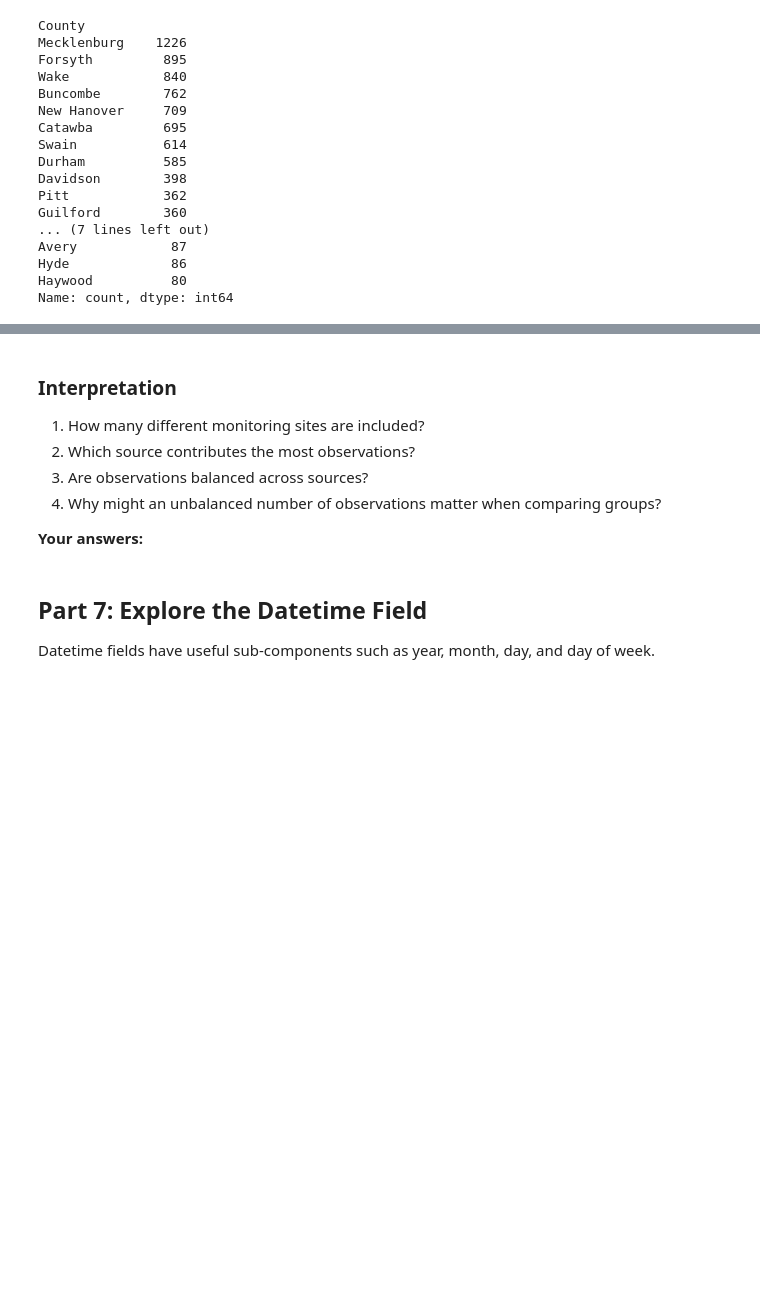
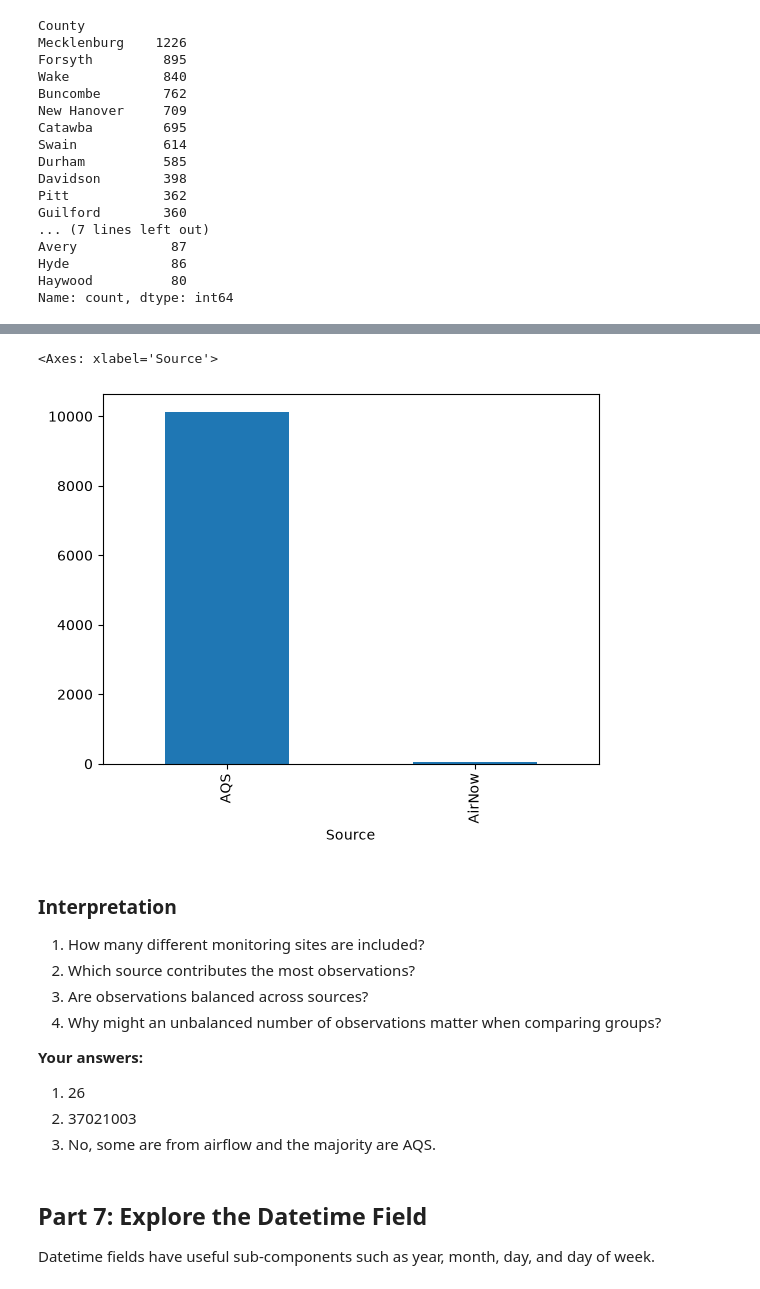
Before and after one commit to mbunker11/ENVR700, a Jupyter notebook: Lessons/M3-L-data-exploration-3-lab.ipynb, the cells around one changed output, grey strips where cells are left out. Saved outputs shown, nothing was run; the diff lists cells and outputs as text; code cells hidden in the pictures; blank space fills up the shorter version.

```diff
--- a/Lessons/M3-L-data-exploration-3-lab.ipynb
+++ b/Lessons/M3-L-data-exploration-3-lab.ipynb
@@ -351,3 +357,8 @@ Name: count, dtype: int64
+# %%
+pm25["Source"].value_counts().plot(kind="bar")
+# %% [output]
+<Axes: xlabel='Source'>
+[figure, added]
 # %% [markdown]
 ### Interpretation
 
@@ -357,6 +368,10 @@ Name: count, dtype: int64
 4. Why might an unbalanced number of observations matter when comparing groups?
 
 **Your answers:**
+
+1. 26
+2. 37021003
+3. No, some are from airflow and the majority are AQS.
 # %% [markdown]
 ## Part 7: Explore the Datetime Field
 
```
Also changed, not shown: parts of 14 cells of this notebook.
